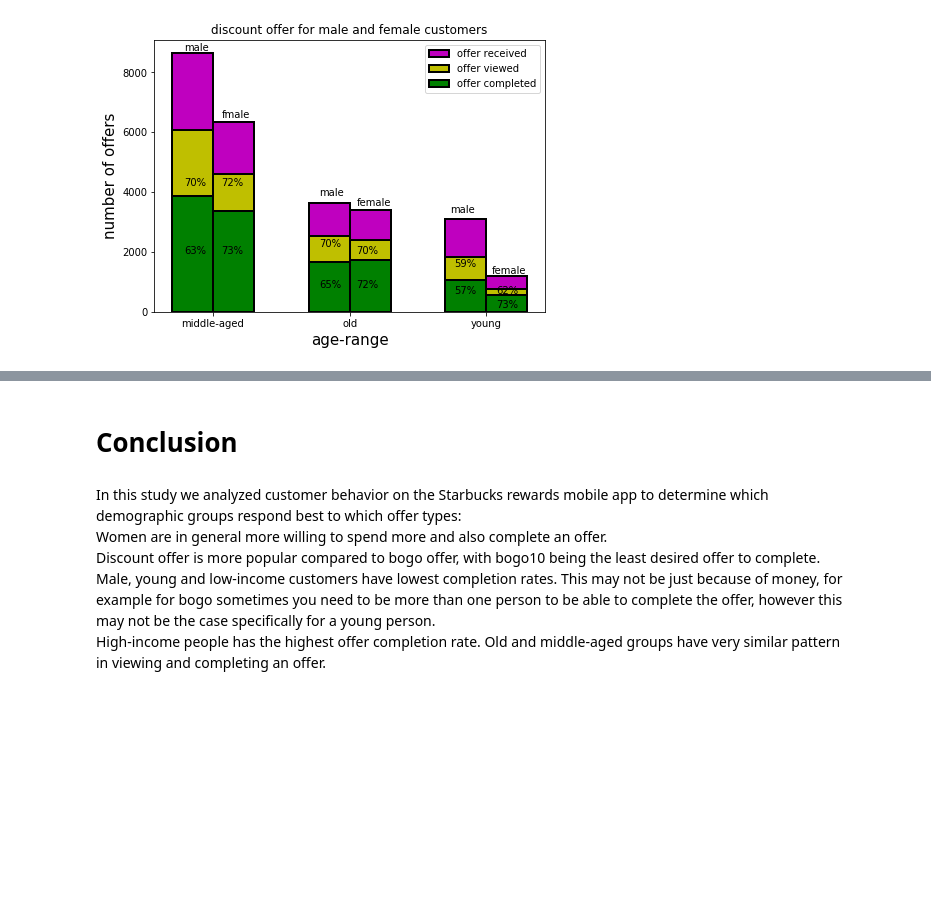
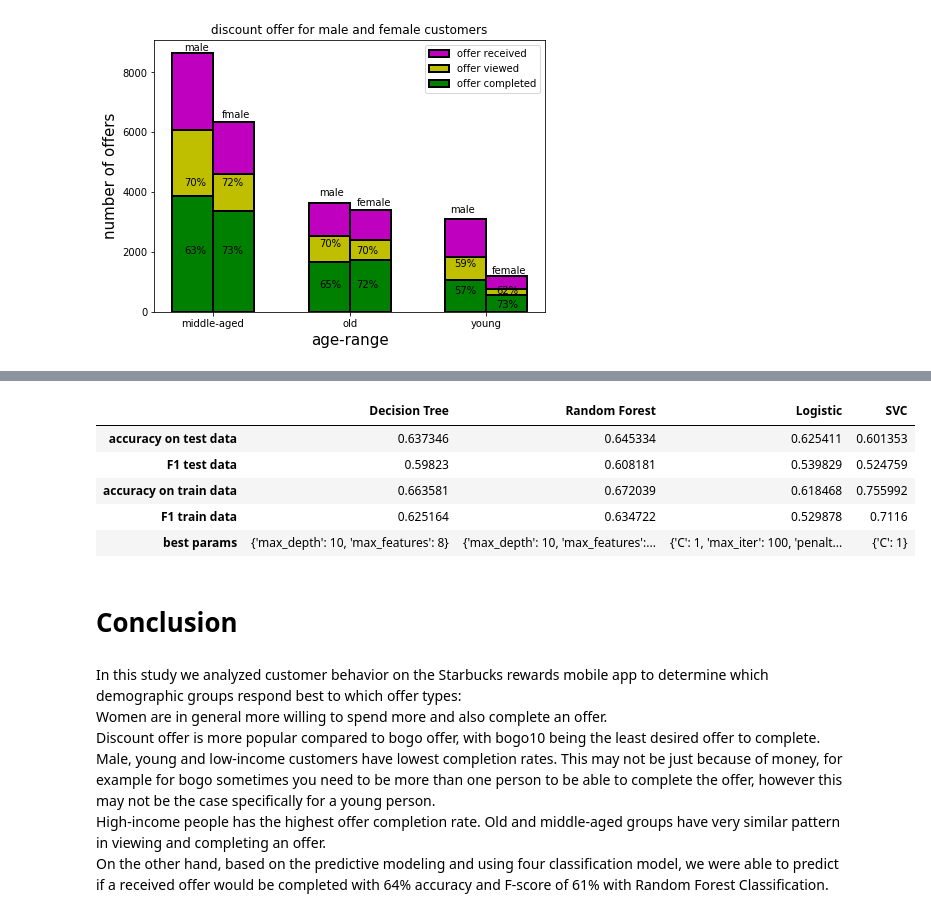
Before and after one commit to RezaJalayer/Udacity_Starbucks_Capstone, a Jupyter notebook: Starbucks_Capstone_notebook.ipynb, the cells around one changed output, grey strips where cells are left out. Saved outputs shown, nothing was run; the diff lists cells and outputs as text; code cells hidden in the pictures; blank space fills up the shorter version.

```diff
--- a/Starbucks_Capstone_notebook.ipynb
+++ b/Starbucks_Capstone_notebook.ipynb
@@ -985,8 +1174,19 @@ plt.show()
+# %%
+pd.set_option('display.max_colwidth', -1)
+results
+# %% [output]
+|  | Decision Tree | Random Forest | Logistic | SVC |
+| accuracy on test data | 0.637346 | 0.645334 | 0.625411 | 0.601353 |
+| F1 test data | 0.59823 | 0.608181 | 0.539829 | 0.524759 |
+| accuracy on train data | 0.663581 | 0.672039 | 0.618468 | 0.755992 |
+| F1 train data | 0.625164 | 0.634722 | 0.529878 | 0.7116 |
+| best params | {'max_depth': 10, 'max_features': 8} | {'max_depth': 10, 'max_features':... | {'C': 1, 'max_iter': 100, 'penalt... | {'C': 1} |
 # %% [markdown]
-# Conclusion<a id="8"></a>
+# Conclusion<a id="10"></a>
 # %% [markdown]
 In this study we analyzed customer behavior on the Starbucks rewards mobile app to determine which demographic groups respond best to which offer types:<br>
 Women are in general more willing to spend more and also complete an offer.<br>
 Discount offer is more popular compared to bogo offer, with bogo10 being the least desired offer to complete.<br>
 Male, young and low-income customers have lowest completion rates. This may not be just because of money, for example for bogo sometimes you need to be more than one person to be able to complete the offer, however this may not be the case specifically for a young person.<br>
 High-income people has the highest offer completion rate. Old and middle-aged groups have very similar pattern in viewing and completing an offer.<br>
+On the other hand, based on the predictive modeling and using four classification model, we were able to predict if a received offer would be completed with 64% accuracy and F-score of 61% with Random Forest Classification.
```
Also changed, not shown: parts of 15 cells of this notebook, 1 other file.
